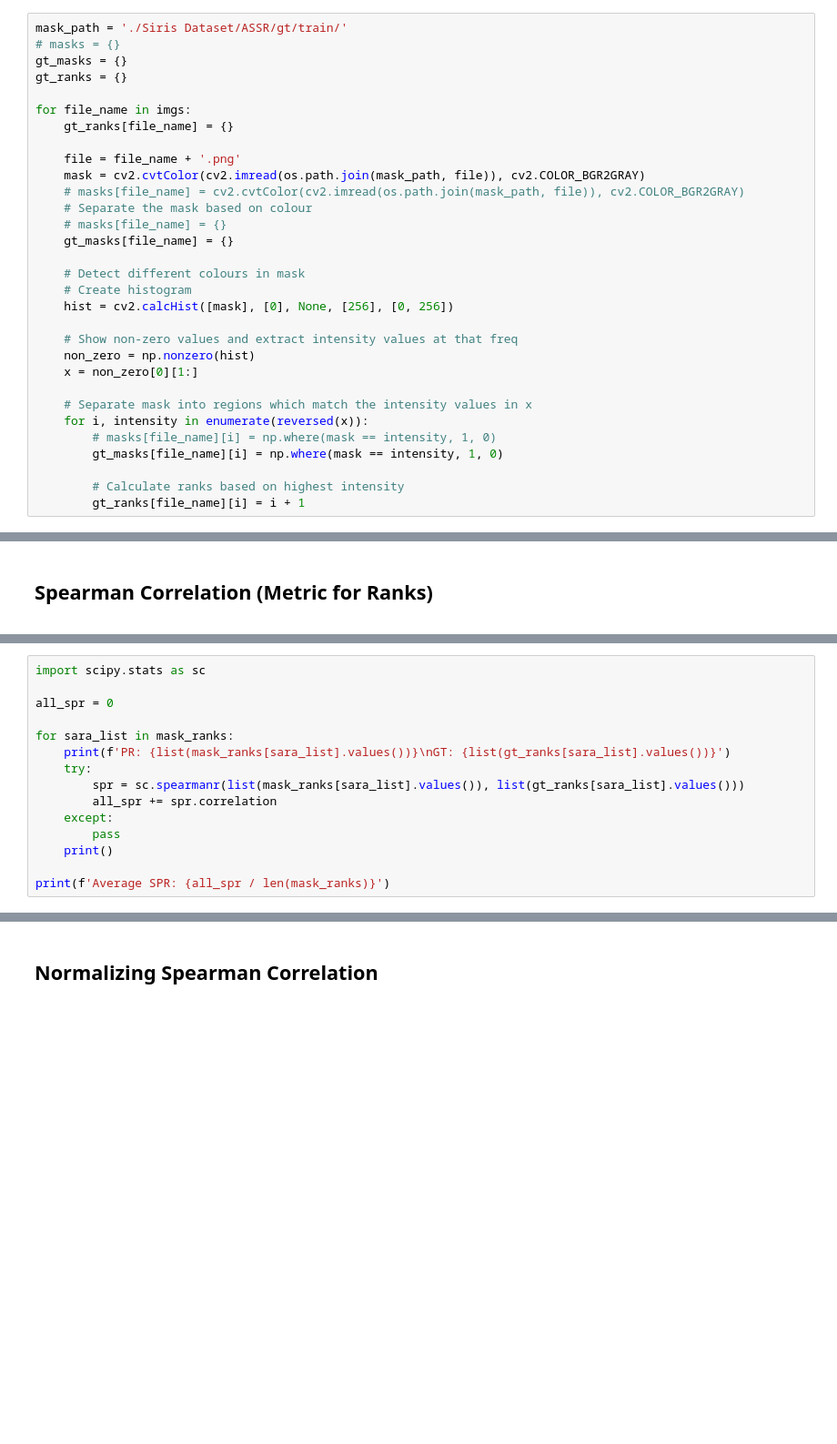
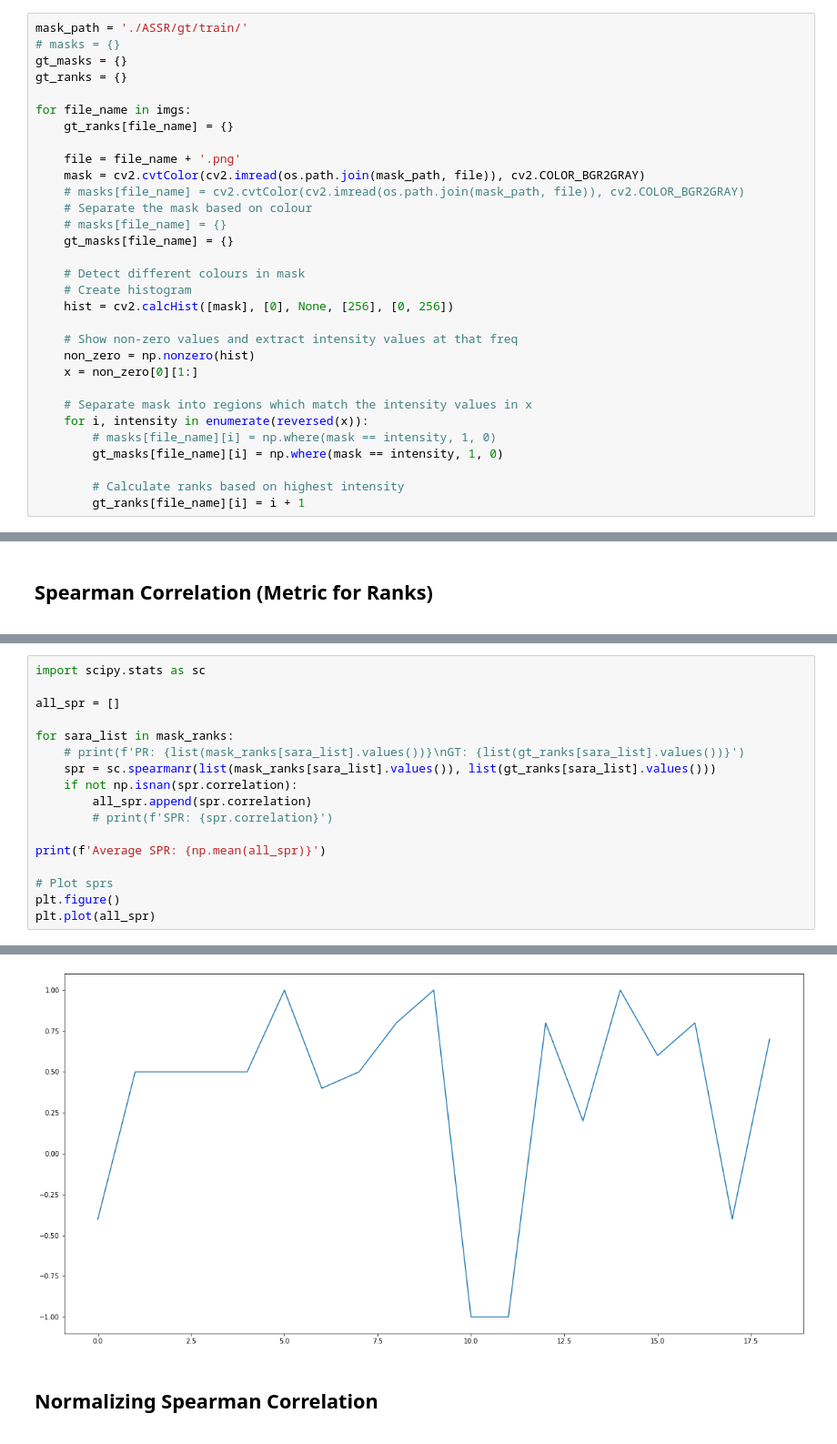
Before and after one commit to matthewkenely/ICT3909, a Jupyter notebook: optimisations/saliency-generator/Evaluation.ipynb, the cells around one changed output, grey strips where cells are left out. Shown at 91% size. Saved outputs shown, nothing was run; the diff lists cells and outputs as text; blank space fills up the shorter version.

```diff
--- a/optimisations/saliency-generator/Evaluation.ipynb
+++ b/optimisations/saliency-generator/Evaluation.ipynb
@@ -54,7 +33,7 @@ for root, dirs, files in os.walk(img_path):
         imgs[file_name] = cv2.cvtColor(cv2.imread(os.path.join(root, file)), cv2.COLOR_BGR2RGB)
         i += 1
 # %%
-mask_path = './Siris Dataset/ASSR/gt/train/'
+mask_path = './ASSR/gt/train/'
 # masks = {}
 gt_masks = {}
 gt_ranks = {}
@@ -473,16 +533,18 @@ list(mask_ranks['COCO_train2014_000000000009'].values())
 # %%
 import scipy.stats as sc
 
-all_spr = 0
+all_spr = []
 
 for sara_list in mask_ranks:
-    print(f'PR: {list(mask_ranks[sara_list].values())}\nGT: {list(gt_ranks[sara_list].values())}')
-    try:
-        spr = sc.spearmanr(list(mask_ranks[sara_list].values()), list(gt_ranks[sara_list].values()))
-        all_spr += spr.correlation
-    except:
-        pass
-    print()
+    # print(f'PR: {list(mask_ranks[sara_list].values())}\nGT: {list(gt_ranks[sara_list].values())}')
+    spr = sc.spearmanr(list(mask_ranks[sara_list].values()), list(gt_ranks[sara_list].values()))
+    if not np.isnan(spr.correlation):
+        all_spr.append(spr.correlation)
+        # print(f'SPR: {spr.correlation}')
 
-print(f'Average SPR: {all_spr / len(mask_ranks)}')
+print(f'Average SPR: {np.mean(all_spr)}')
+
+# Plot sprs
+plt.figure()
+plt.plot(all_spr)
 # %% [output]
@@ -493,3 +553,4 @@ Average SPR: 1.0
+[figure, added]
 # %% [markdown]
 **<h2>Normalizing Spearman Correlation</h2>**
 # %%
```
Also changed, not shown: parts of 29 cells of this notebook, 17 other files.
